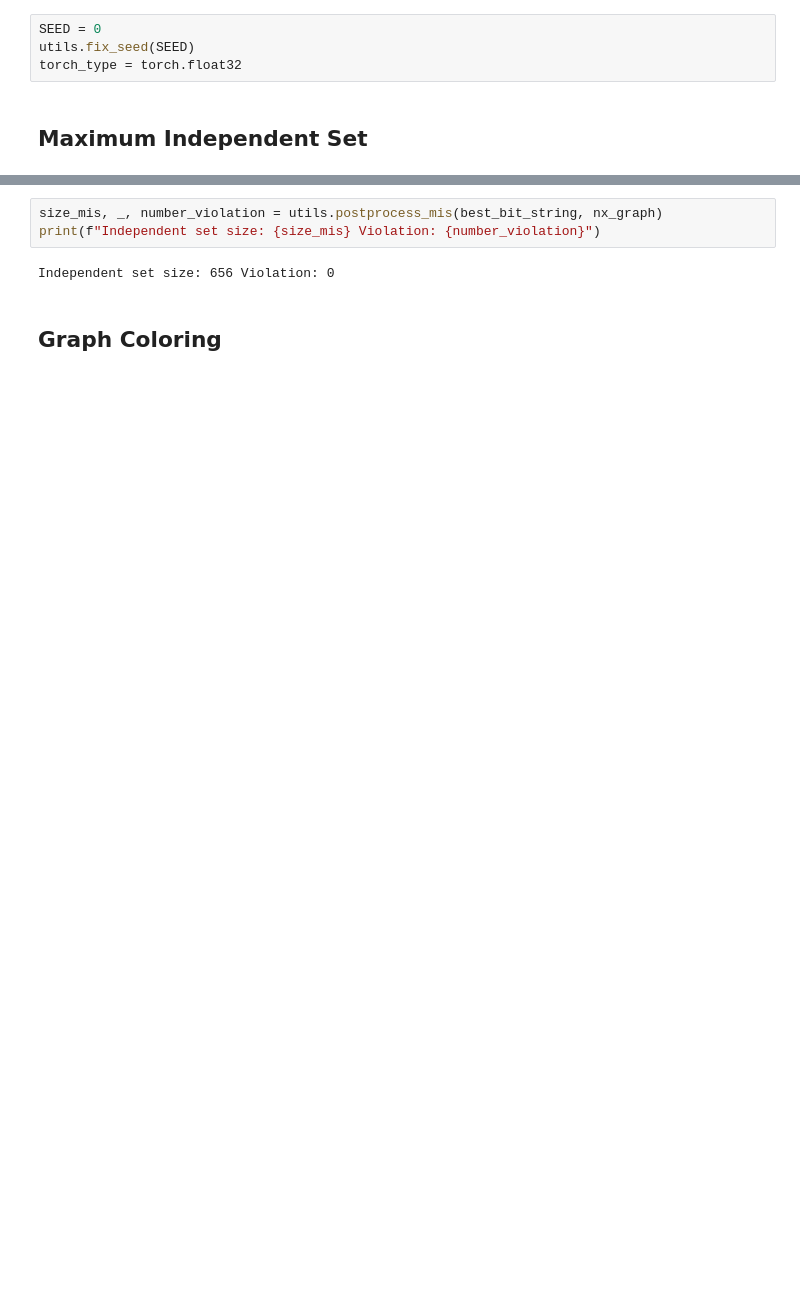
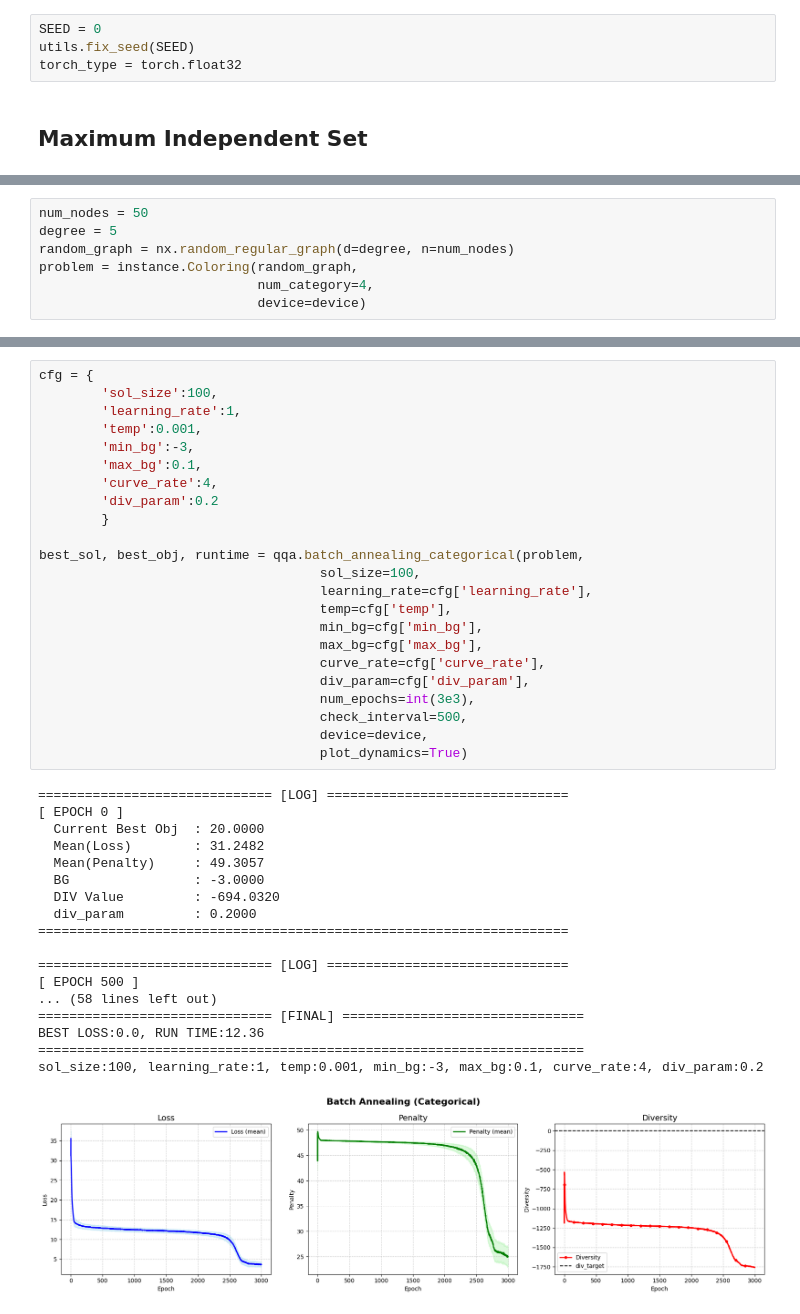
Before and after one commit to Yuma-Ichikawa/QQA4CO, a Jupyter notebook: experiment.ipynb, the cells around one changed output, grey strips where cells are left out. Cells and saved outputs as stored; diff of their text form; blank space fills up the shorter version.

```diff
--- a/experiment.ipynb
+++ b/experiment.ipynb
@@ -40 +129,8 @@ def loss_func(x):
+# %%
+num_nodes = 50
+degree = 5
+random_graph = nx.random_regular_graph(d=degree, n=num_nodes)
+problem = instance.Coloring(random_graph,
+                            num_category=4,
+                            device=device)
 # %% [markdown]
@@ -68,7 +138,42 @@ EPOCH:9999, LOSS:-64448.0, PENALTY:0.0, PARAM:0.09979000000000005
-# %%
-size_mis, _, number_violation = utils.postprocess_mis(best_bit_string, nx_graph)
-print(f"Independent set size: {size_mis} Violation: {number_violation}")
-# %% [output]
-Independent set size: 656 Violation: 0
-# %% [markdown]
-## Graph Coloring
+# %%
+cfg = {
+        'sol_size':100,
+        'learning_rate':1,
+        'temp':0.001,
+        'min_bg':-3,
+        'max_bg':0.1,
+        'curve_rate':4,
+        'div_param':0.2
+        }
+
+best_sol, best_obj, runtime = qqa.batch_annealing_categorical(problem,
+                                    sol_size=100,
+                                    learning_rate=cfg['learning_rate'],
+                                    temp=cfg['temp'],
+                                    min_bg=cfg['min_bg'],
+                                    max_bg=cfg['max_bg'],
+                                    curve_rate=cfg['curve_rate'],
+                                    div_param=cfg['div_param'],
+                                    num_epochs=int(3e3),
+                                    check_interval=500,
+                                    device=device,
+                                    plot_dynamics=True)
+# %% [output]
+============================== [LOG] ===============================
+[ EPOCH 0 ]
+  Current Best Obj  : 20.0000
+  Mean(Loss)        : 31.2482
+  Mean(Penalty)     : 49.3057
+  BG                : -3.0000
+  DIV Value         : -694.0320
+  div_param         : 0.2000
+====================================================================
+
+============================== [LOG] ===============================
+[ EPOCH 500 ]
+... (58 lines left out)
+============================== [FINAL] ===============================
+BEST LOSS:0.0, RUN TIME:12.36
+======================================================================
+sol_size:100, learning_rate:1, temp:0.001, min_bg:-3, max_bg:0.1, curve_rate:4, div_param:0.2
+[figure, added]
```
Also changed, not shown: parts of 27 cells of this notebook, 5 other files.
